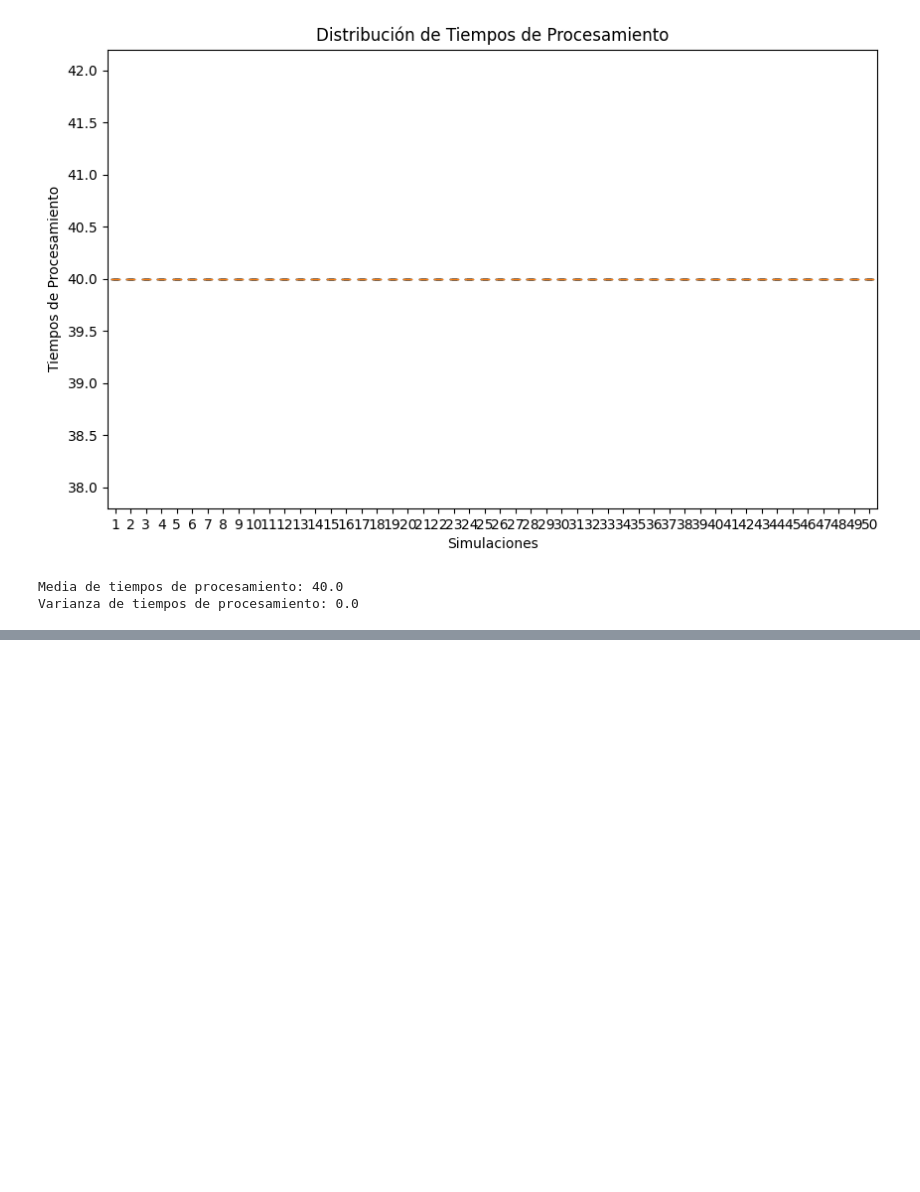
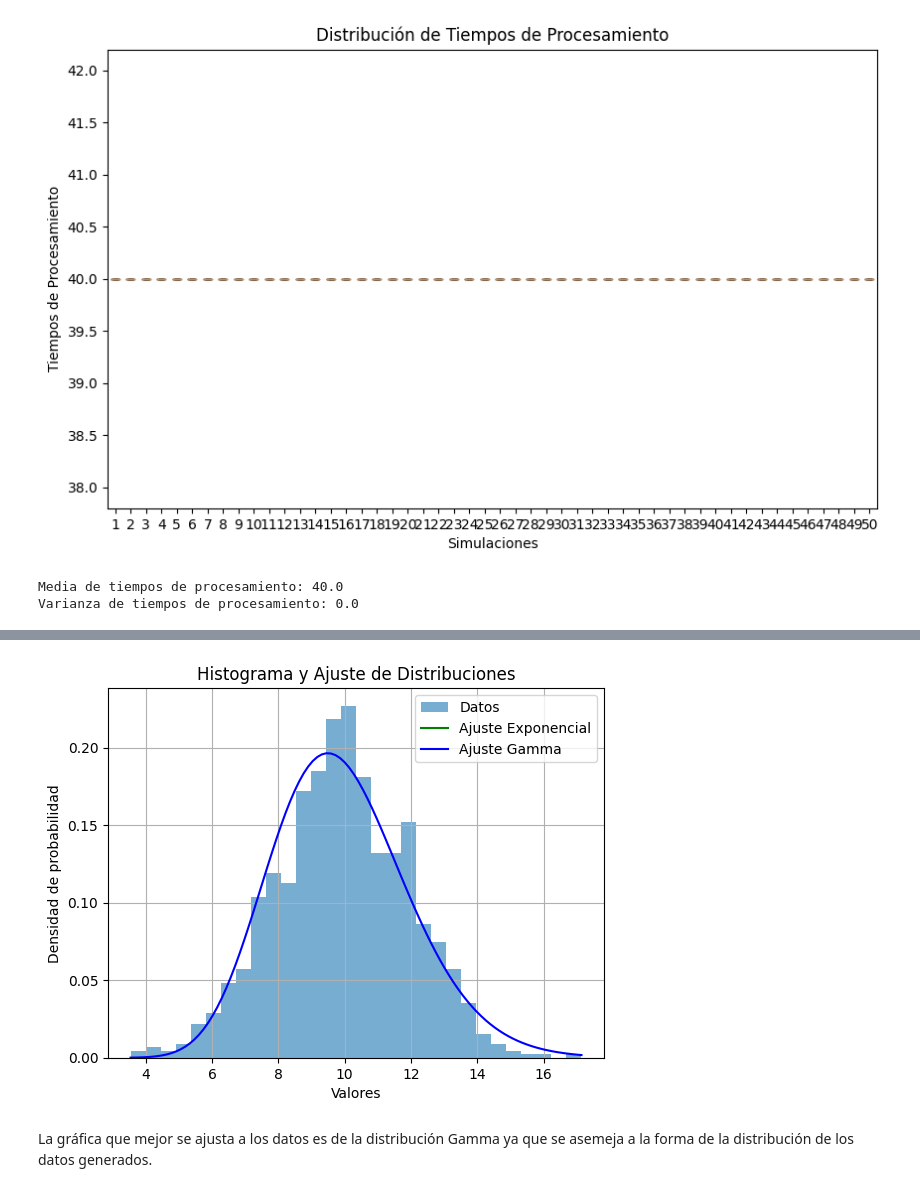
Before and after one commit to JuanDiegoAvila/Lab2_ModSim, a Jupyter notebook: Lab2.ipynb, the cells around one changed output, grey strips where cells are left out. Saved outputs shown, nothing was run; the diff lists cells and outputs as text; code cells hidden in the pictures; blank space fills up the shorter version.

```diff
--- a/Lab2.ipynb
+++ b/Lab2.ipynb
@@ -192,0 +204,45 @@ Varianza de tiempos de procesamiento: 0.0
+# %%
+import numpy as np
+import matplotlib.pyplot as plt
+from scipy.stats import expon, gamma
+from scipy.optimize import minimize
+
+np.random.seed(123)
+datos_aleatorios = np.random.normal(loc=10, scale=2, size=1000)
+
+def expon_pdf(x, lambd):
+    return expon.pdf(x, scale=1.0 / lambd)
+
+def gamma_pdf(x, k, theta):
+    return gamma.pdf(x, k, scale=theta)
+
+def neg_log_likelihood_expon(params):
+    lambd = params[0]
+    return -np.sum(np.log(expon_pdf(datos_aleatorios, lambd)))
+
+def neg_log_likelihood_gamma(params):
+    k, theta = params
+    return -np.sum(np.log(gamma_pdf(datos_aleatorios, k, theta)))
+
+result_expon = minimize(neg_log_likelihood_expon, [1])
+lambd_expon = result_expon.x[0]
+
+result_gamma = minimize(neg_log_likelihood_gamma, [1, 1])
+k_gamma, theta_gamma = result_gamma.x
+
+plt.hist(datos_aleatorios, bins=30, density=True, alpha=0.6, label='Datos')
+x = np.linspace(datos_aleatorios.min(), datos_aleatorios.max(), 100)
+
+plt.plot(x, expon_pdf(x, lambd_expon), 'g-', label='Ajuste Exponencial')
+plt.plot(x, gamma_pdf(x, k_gamma, theta_gamma), 'b-', label='Ajuste Gamma')
+
+plt.legend()
+plt.xlabel('Valores')
+plt.ylabel('Densidad de probabilidad')
+plt.title('Histograma y Ajuste de Distribuciones')
+plt.grid(True)
+plt.show()
+# %% [output]
+[figure, added]
+# %% [markdown]
+La gráfica que mejor se ajusta a los datos es de la distribución Gamma ya que se asemeja a la forma de la distribución de los datos generados.
```
Also changed, not shown: parts of 4 cells of this notebook.
